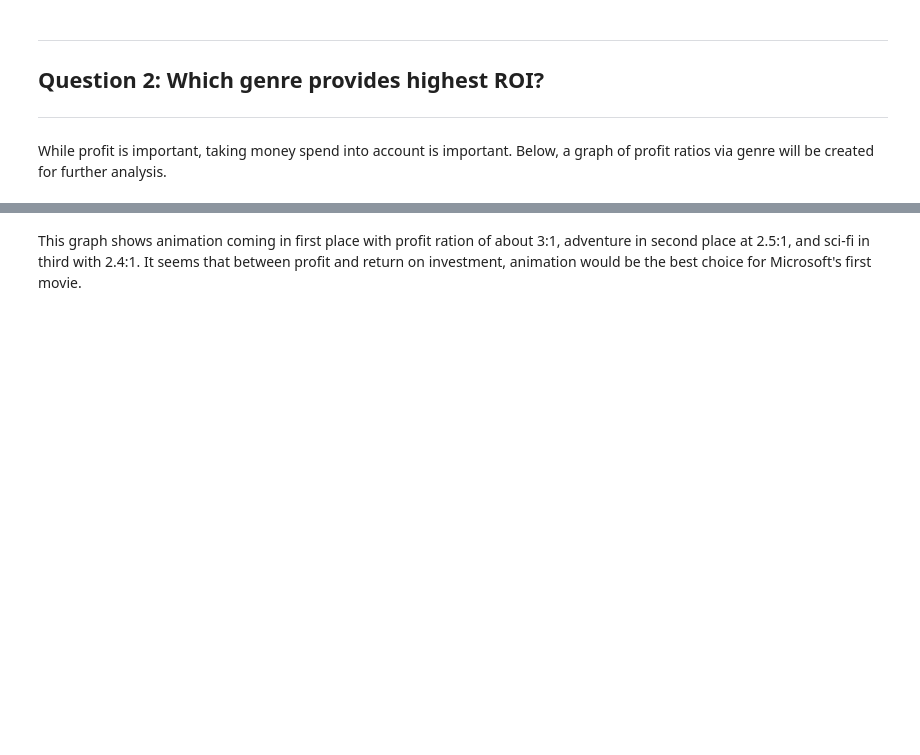
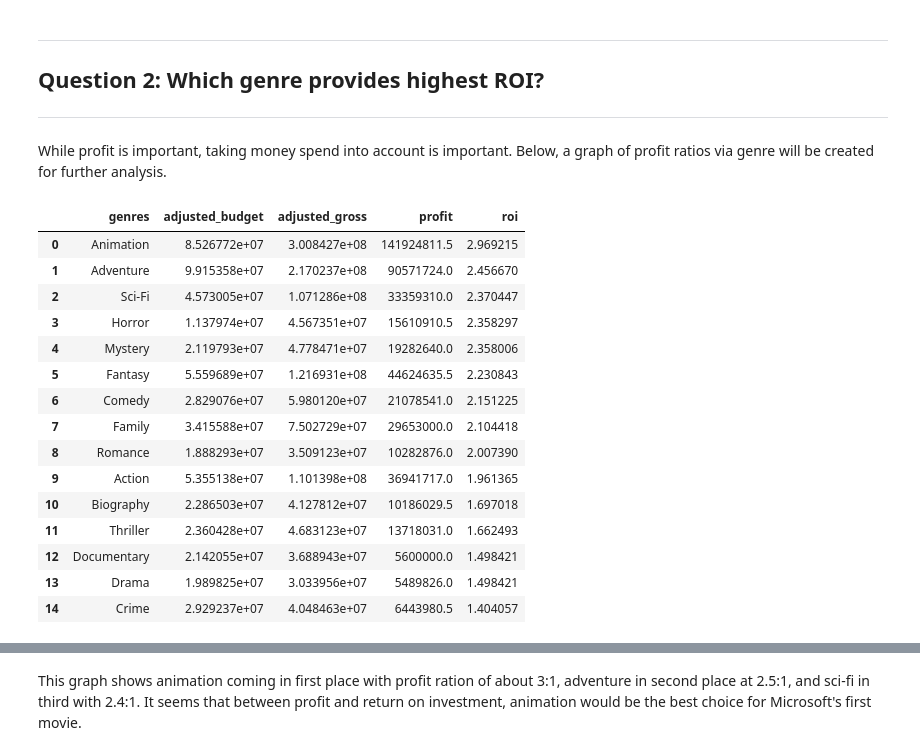
Before and after one commit to sierrajul/Microsoft-Movie-Analysis, a Jupyter notebook: dsc-phase1-project-template.ipynb, the cells around one changed output, grey strips where cells are left out. Cells and saved outputs as stored; diff of their text form; code cells hidden in the pictures; blank space fills up the shorter version.

```diff
--- a/dsc-phase1-project-template.ipynb
+++ b/dsc-phase1-project-template.ipynb
@@ -552,6 +554,26 @@ The median profits via genre graph shows animation, fantasy, adventure, and sci-
 ***
 
 While profit is important, taking money spend into account is important. Below, a graph of profit ratios via genre will be created for further analysis.
+# %%
+df_roi_median = df.groupby('genres', as_index=False).median().sort_values('roi', ascending=False).reset_index()
+df_roi_median.loc[:,['genres','adjusted_budget','adjusted_gross', 'profit', 'roi']]
+# %% [output]
+|  | genres | adjusted_budget | adjusted_gross | profit | roi |
+| 0 | Animation | 8.526772e+07 | 3.008427e+08 | 141924811.5 | 2.969215 |
+| 1 | Adventure | 9.915358e+07 | 2.170237e+08 | 90571724.0 | 2.456670 |
+| 2 | Sci-Fi | 4.573005e+07 | 1.071286e+08 | 33359310.0 | 2.370447 |
+| 3 | Horror | 1.137974e+07 | 4.567351e+07 | 15610910.5 | 2.358297 |
+| 4 | Mystery | 2.119793e+07 | 4.778471e+07 | 19282640.0 | 2.358006 |
+| 5 | Fantasy | 5.559689e+07 | 1.216931e+08 | 44624635.5 | 2.230843 |
+| 6 | Comedy | 2.829076e+07 | 5.980120e+07 | 21078541.0 | 2.151225 |
+| 7 | Family | 3.415588e+07 | 7.502729e+07 | 29653000.0 | 2.104418 |
+| 8 | Romance | 1.888293e+07 | 3.509123e+07 | 10282876.0 | 2.007390 |
+| 9 | Action | 5.355138e+07 | 1.101398e+08 | 36941717.0 | 1.961365 |
+| 10 | Biography | 2.286503e+07 | 4.127812e+07 | 10186029.5 | 1.697018 |
+| 11 | Thriller | 2.360428e+07 | 4.683123e+07 | 13718031.0 | 1.662493 |
+| 12 | Documentary | 2.142055e+07 | 3.688943e+07 | 5600000.0 | 1.498421 |
+| 13 | Drama | 1.989825e+07 | 3.033956e+07 | 5489826.0 | 1.498421 |
+| 14 | Crime | 2.929237e+07 | 4.048463e+07 | 6443980.5 | 1.404057 |
 # %%
 # create graph visualizing profit ratio data
 fig, axes = plt.subplots(figsize=(20, 10))
```
Also changed, not shown: parts of 4 cells of this notebook, 3 other files.
